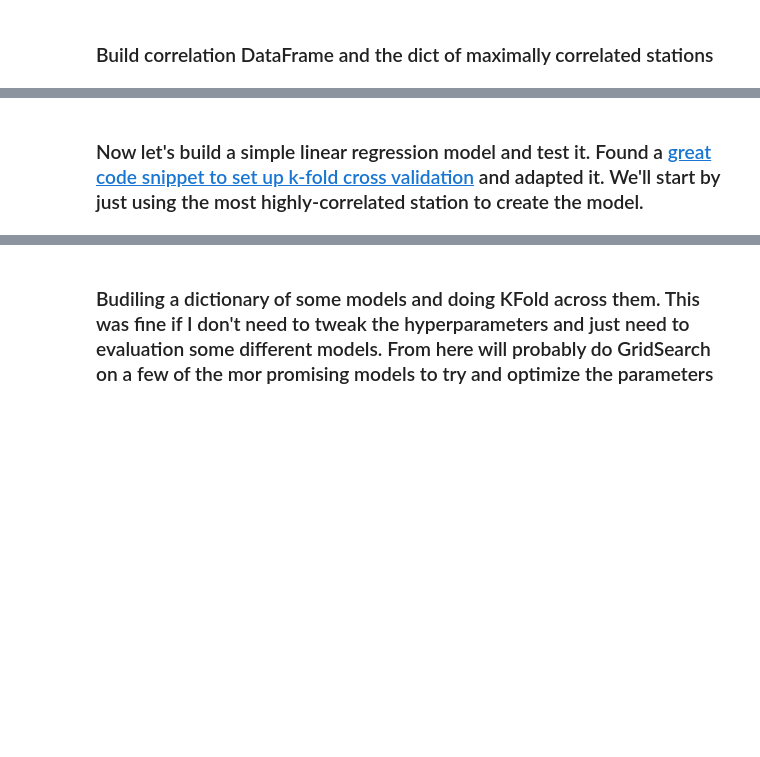
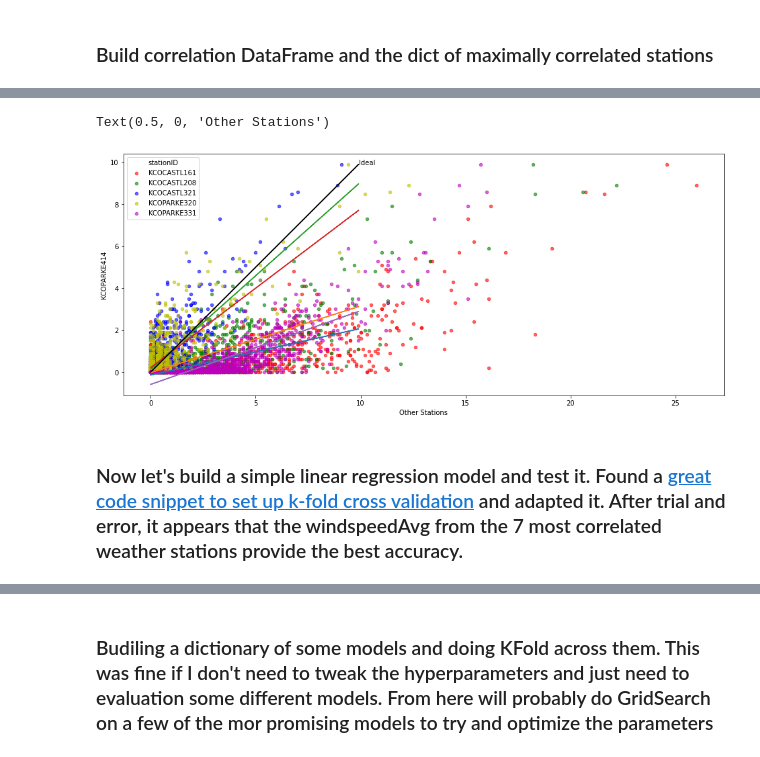
Before and after one commit to riverdogcabin/PSDS4900, a Jupyter notebook: wu_observation_modeling.ipynb, the cells around one changed output, grey strips where cells are left out. Drawn from its saved outputs; the diff is of its cells as text; code cells hidden in the pictures; blank space fills up the shorter version.

```diff
--- a/wu_observation_modeling.ipynb
+++ b/wu_observation_modeling.ipynb
@@ -150,3 +164,26 @@ for v in columns_to_check:
+# %%
+df_reshaped, num_dropped = get_top_n_correlated(df,corr_df,num_stations=5)
+
+columns_to_plot = list(df_reshaped.columns)
+columns_to_plot.remove(my_station)
+i = 0
+colors = 'rgbym'
+
+fig, ax = plt.subplots(figsize=(16,16))
+ax.set_aspect('equal')
+# ax.set_xlim((0,30))
+# ax.set_ylim((0,30))
+for col in columns_to_plot:
+  df_reshaped.plot(ax=ax, kind='scatter',y=my_station,x=col,c=colors[i],label=col,alpha=0.6)
+  i += 1
+  m, b = np.polyfit(df_reshaped[col], df_reshaped[my_station], 1)
+  ax.plot(df_reshaped[my_station],m*df_reshaped[my_station]+b)
+ax.plot(df_reshaped[my_station],df_reshaped[my_station],c='k')
+ax.text(df_reshaped[my_station].max()+.01, df_reshaped[my_station].max(), 'Ideal')
+ax.set_xlabel('Other Stations')
+# %% [output]
+Text(0.5, 0, 'Other Stations')
+[figure, added]
 # %% [markdown]
-### Now let's build a simple linear regression model and test it. Found a [ great code snippet to set up k-fold cross validation](https://becominghuman.ai/linear-regression-in-python-with-pandas-scikit-learn-72574a2ec1a5) and adapted it. We'll start by just using the most highly-correlated station to create the model.
+### Now let's build a simple linear regression model and test it. Found a [ great code snippet to set up k-fold cross validation](https://becominghuman.ai/linear-regression-in-python-with-pandas-scikit-learn-72574a2ec1a5) and adapted it. After trial and error, it appears that the windspeedAvg from the 7 most correlated weather stations provide the best accuracy.
 # %%
```
Also changed, not shown: parts of 51 cells of this notebook.
